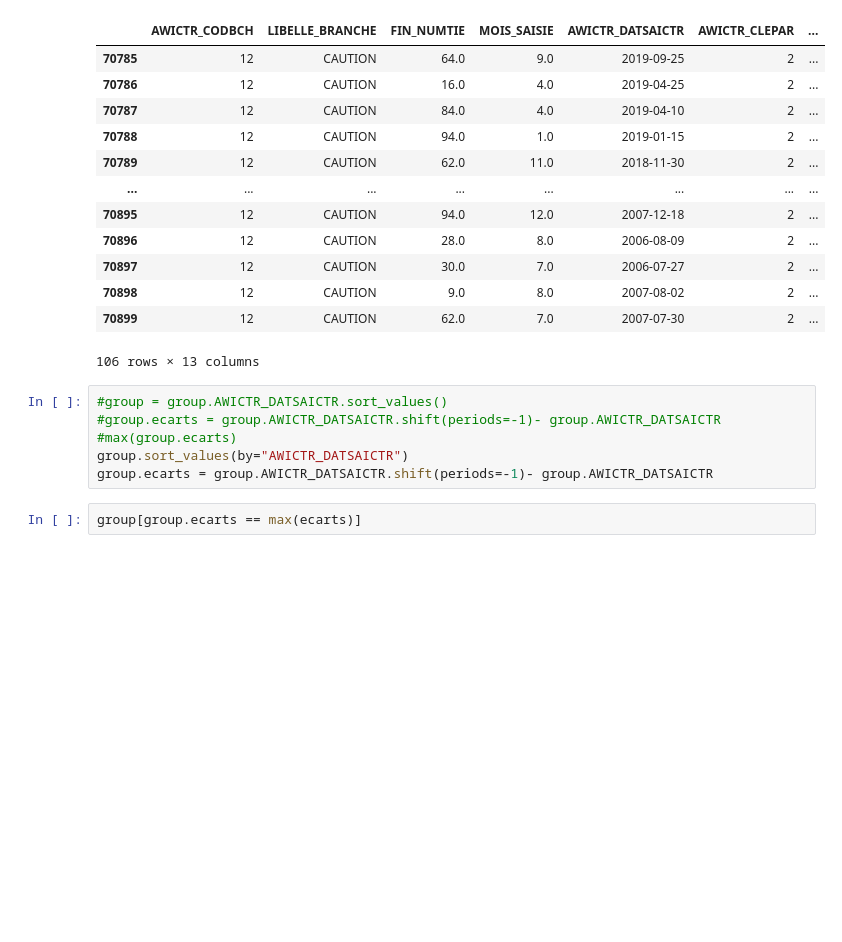
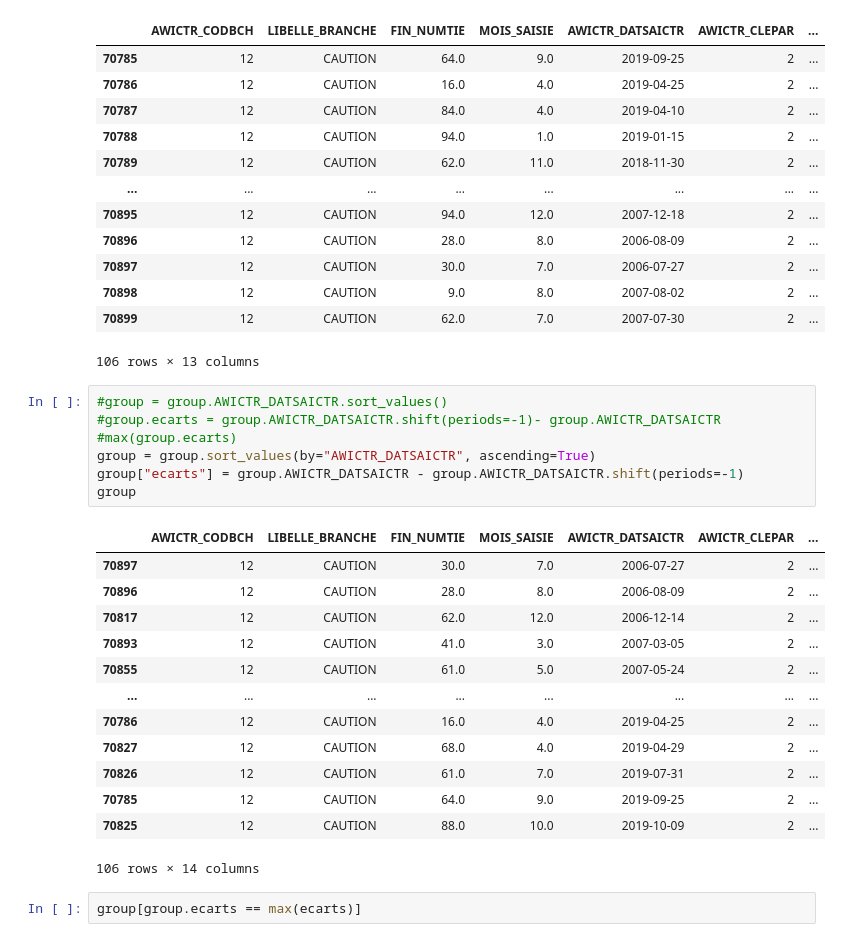
Before and after one commit to oh-ce-cours/pyt-novembre-2026, a Jupyter notebook: tape_en_cours/Untitled.ipynb, the cells around one changed output. Drawn from its saved outputs; the diff is of its cells as text; blank space fills up the shorter version.

```diff
--- a/tape_en_cours/Untitled.ipynb
+++ b/tape_en_cours/Untitled.ipynb
@@ -111,9 +111,24 @@ Length: 1, dtype: str
 # %%
 #group = group.AWICTR_DATSAICTR.sort_values()
 #group.ecarts = group.AWICTR_DATSAICTR.shift(periods=-1)- group.AWICTR_DATSAICTR
 #max(group.ecarts)
-group.sort_values(by="AWICTR_DATSAICTR")
-group.ecarts = group.AWICTR_DATSAICTR.shift(periods=-1)- group.AWICTR_DATSAICTR
+group = group.sort_values(by="AWICTR_DATSAICTR", ascending=True)
+group["ecarts"] = group.AWICTR_DATSAICTR - group.AWICTR_DATSAICTR.shift(periods=-1)
+group
+# %% [output]
+|  | AWICTR_CODBCH | LIBELLE_BRANCHE | FIN_NUMTIE | MOIS_SAISIE | AWICTR_DATSAICTR | AWICTR_CLEPAR | ... |
+| 70897 | 12 | CAUTION | 30.0 | 7.0 | 2006-07-27 | 2 | ... |
+| 70896 | 12 | CAUTION | 28.0 | 8.0 | 2006-08-09 | 2 | ... |
+| 70817 | 12 | CAUTION | 62.0 | 12.0 | 2006-12-14 | 2 | ... |
+| 70893 | 12 | CAUTION | 41.0 | 3.0 | 2007-03-05 | 2 | ... |
+| 70855 | 12 | CAUTION | 61.0 | 5.0 | 2007-05-24 | 2 | ... |
+| ... | ... | ... | ... | ... | ... | ... | ... |
+| 70786 | 12 | CAUTION | 16.0 | 4.0 | 2019-04-25 | 2 | ... |
+| 70827 | 12 | CAUTION | 68.0 | 4.0 | 2019-04-29 | 2 | ... |
+| 70826 | 12 | CAUTION | 61.0 | 7.0 | 2019-07-31 | 2 | ... |
+| 70785 | 12 | CAUTION | 64.0 | 9.0 | 2019-09-25 | 2 | ... |
+| 70825 | 12 | CAUTION | 88.0 | 10.0 | 2019-10-09 | 2 | ... |
+106 rows × 14 columns
 # %%
 group[group.ecarts == max(ecarts)]
 # %% [output]
```
